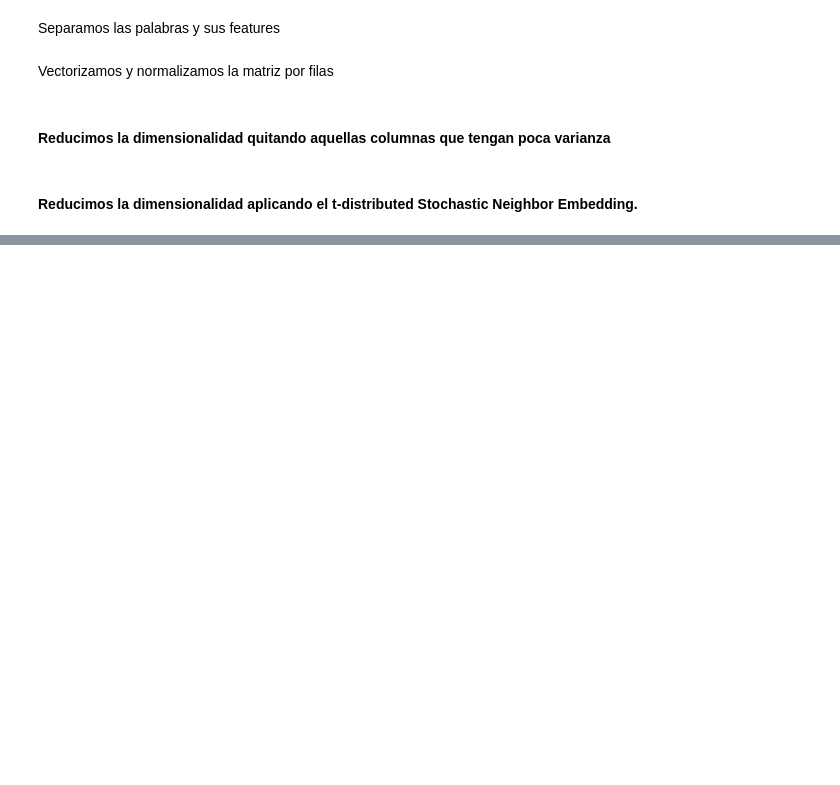
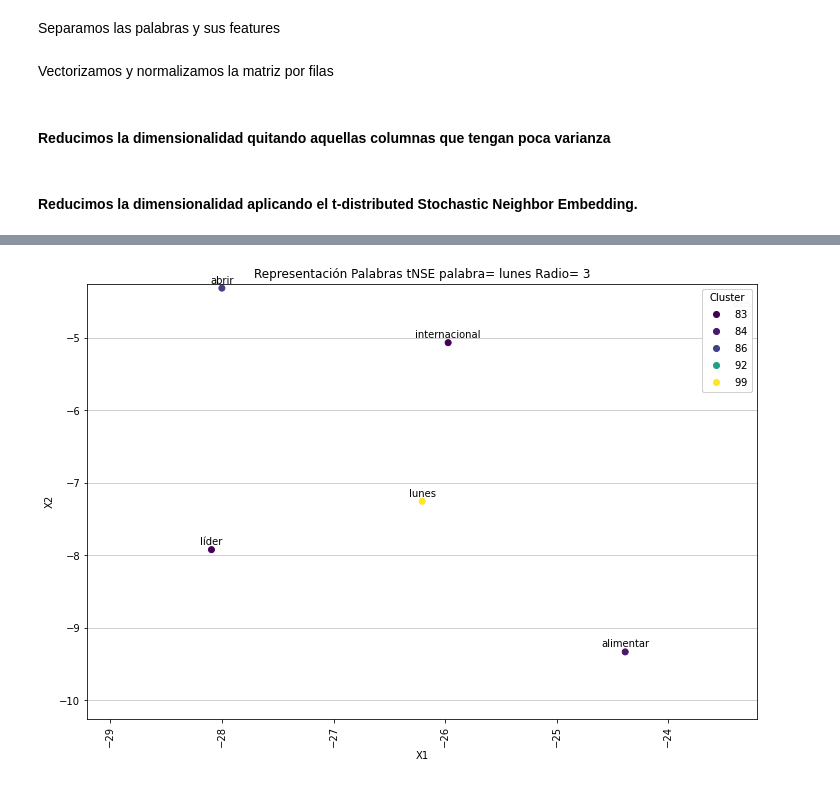
Before and after one commit to mahunz/TexMining, a Jupyter notebook: Word_Clustering.ipynb, the cells around one changed output, grey strips where cells are left out. Drawn from its saved outputs; the diff is of its cells as text; code cells hidden in the pictures; blank space fills up the shorter version.

```diff
--- a/Word_Clustering.ipynb
+++ b/Word_Clustering.ipynb
@@ -358,0 +325,8 @@ print(printer)
+# %%
+def clustering(k, DS_Cluster):
+    clusterer = kmeans.KMeansClusterer(k, cosine_distance, avoid_empty_clusters=True)
+    clusters = clusterer.cluster(DS_Cluster, True)
+    return clusters
+# %%
+nCluster = 100
+clt =  clustering(nCluster,red_matrix)
@@ -358,0 +339,6 @@ print(printer)
+# %%
+DF_matrix_dicc2d['Cluster']=clt
+# %%
+PlotWordRadius(Sword, 3, DF_matrix_dicc2d)
+# %% [output]
+[figure, added]
```
Also changed, not shown: parts of 70 cells of this notebook, 18 other files.
